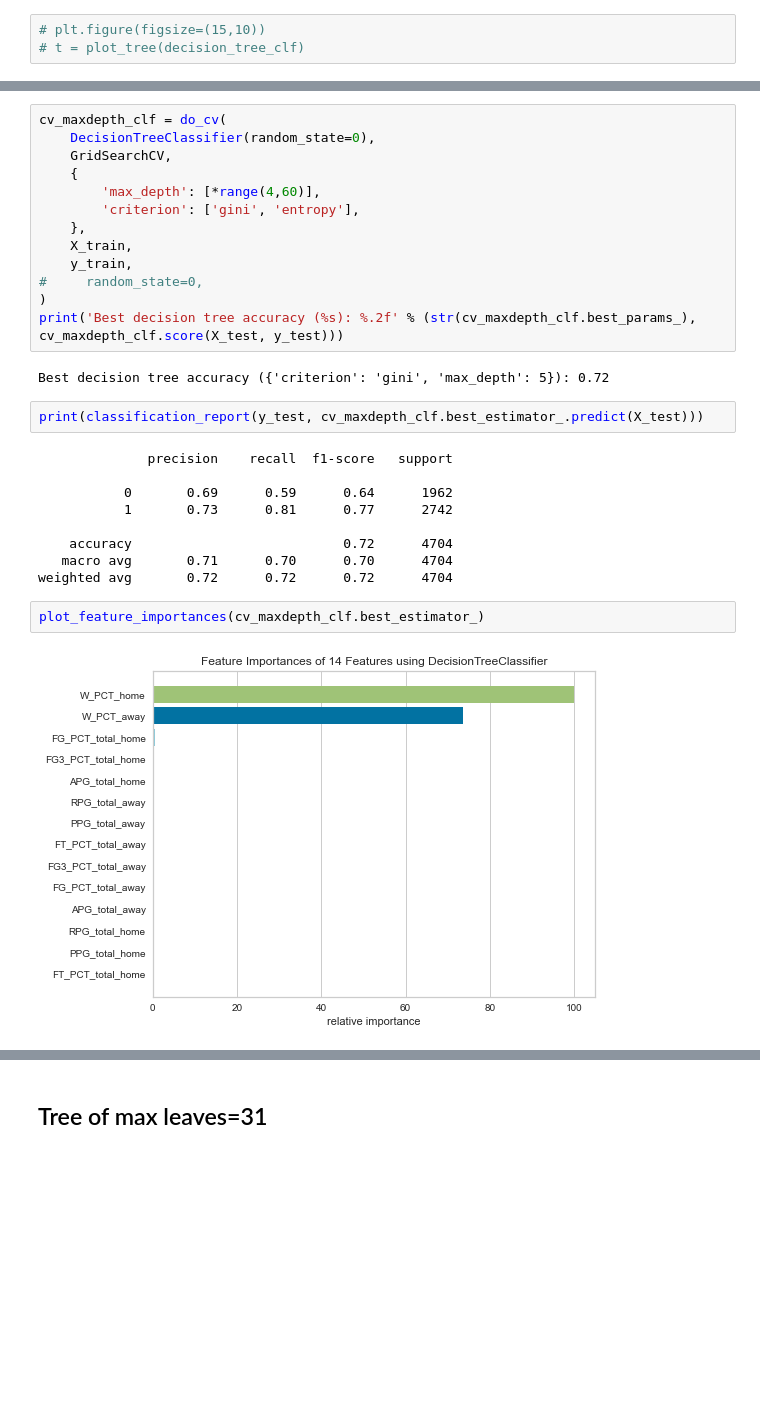
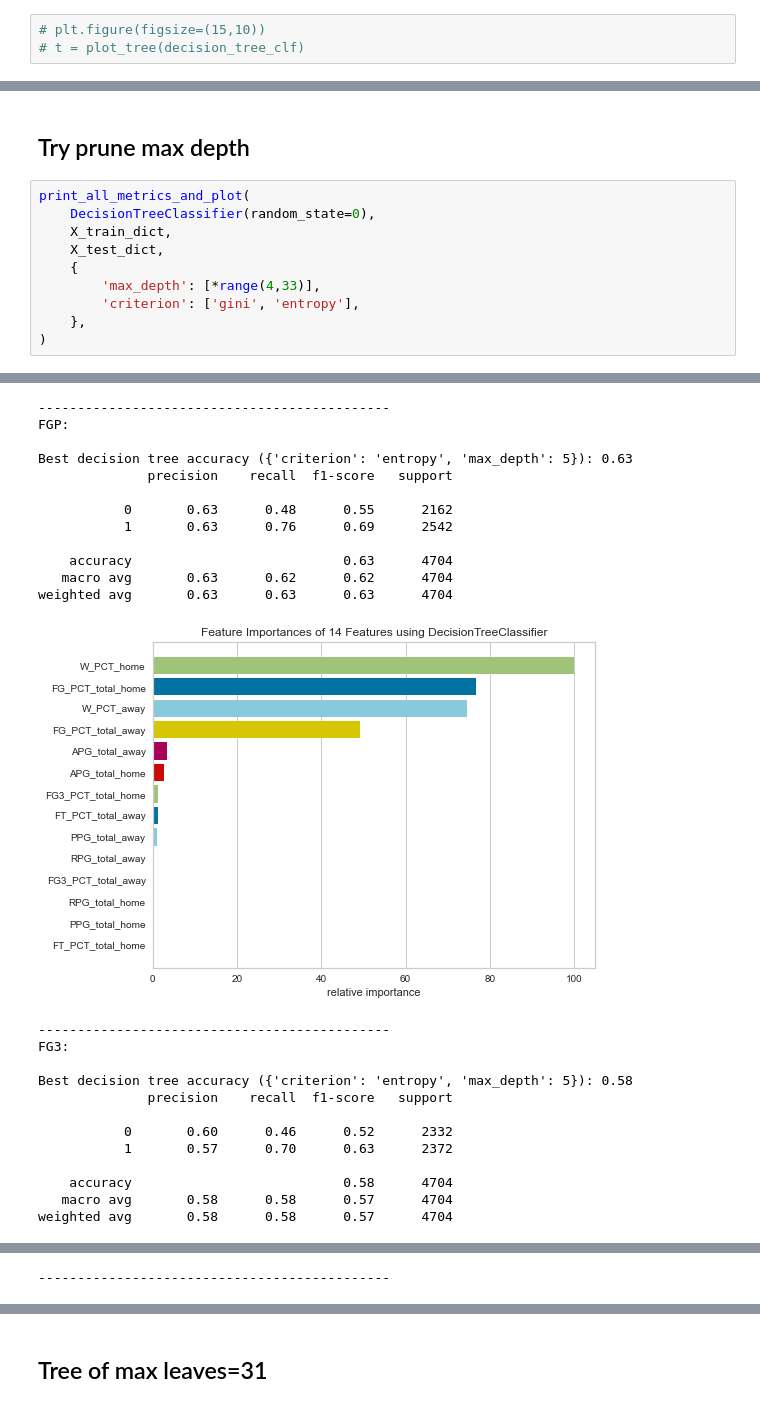
Before and after one commit to psalire/cmpe255-term-project, a Jupyter notebook: classifiers/decision-tree/decision_tree.ipynb, the cells around one changed output, grey strips where cells are left out. Drawn from its saved outputs; the diff is of its cells as text; blank space fills up the shorter version.

```diff
--- a/classifiers/decision-tree/decision_tree.ipynb
+++ b/classifiers/decision-tree/decision_tree.ipynb
@@ -184,30 +428,13 @@ decision_tree_clf.get_params()
-# %%
-cv_maxdepth_clf = do_cv(
-    DecisionTreeClassifier(random_state=0),
-    GridSearchCV,
-    {
-        'max_depth': [*range(4,60)],
-        'criterion': ['gini', 'entropy'],
-    },
-    X_train,
-    y_train,
-#     random_state=0,
-)
-print('Best decision tree accuracy (%s): %.2f' % (str(cv_maxdepth_clf.best_params_), cv_maxdepth_clf.score(X_test, y_test)))
-# %% [output]
-Best decision tree accuracy ({'criterion': 'gini', 'max_depth': 5}): 0.72
-# %%
-print(classification_report(y_test, cv_maxdepth_clf.best_estimator_.predict(X_test)))
-# %% [output]
-              precision    recall  f1-score   support
-
-           0       0.69      0.59      0.64      1962
-           1       0.73      0.81      0.77      2742
-
-    accuracy                           0.72      4704
-   macro avg       0.71      0.70      0.70      4704
-weighted avg       0.72      0.72      0.72      4704
-# %%
-plot_feature_importances(cv_maxdepth_clf.best_estimator_)
-# %% [output]
-[figure, removed]
+# %% [markdown]
+## Try prune max depth
+# %%
+print_all_metrics_and_plot(
+    DecisionTreeClassifier(random_state=0),
+    X_train_dict,
+    X_test_dict,
+    {
+        'max_depth': [*range(4,33)],
+        'criterion': ['gini', 'entropy'],
+    },
+)
+# %% [output]
@@ -213,0 +453,25 @@ plot_feature_importances(cv_maxdepth_clf.best_estimator_)
+---------------------------------------------
+FGP:
+
+Best decision tree accuracy ({'criterion': 'entropy', 'max_depth': 5}): 0.63
+              precision    recall  f1-score   support
+
+           0       0.63      0.48      0.55      2162
+           1       0.63      0.76      0.69      2542
+
+    accuracy                           0.63      4704
+   macro avg       0.63      0.62      0.62      4704
+weighted avg       0.63      0.63      0.63      4704
+[figure, added]
+---------------------------------------------
+FG3:
+
+Best decision tree accuracy ({'criterion': 'entropy', 'max_depth': 5}): 0.58
+              precision    recall  f1-score   support
+
+           0       0.60      0.46      0.52      2332
+           1       0.57      0.70      0.63      2372
+
+    accuracy                           0.58      4704
+   macro avg       0.58      0.58      0.57      4704
+weighted avg       0.58      0.58      0.57      4704
@@ -213,0 +518 @@ plot_feature_importances(cv_maxdepth_clf.best_estimator_)
+---------------------------------------------
```
Also changed, not shown: parts of 44 cells of this notebook.
